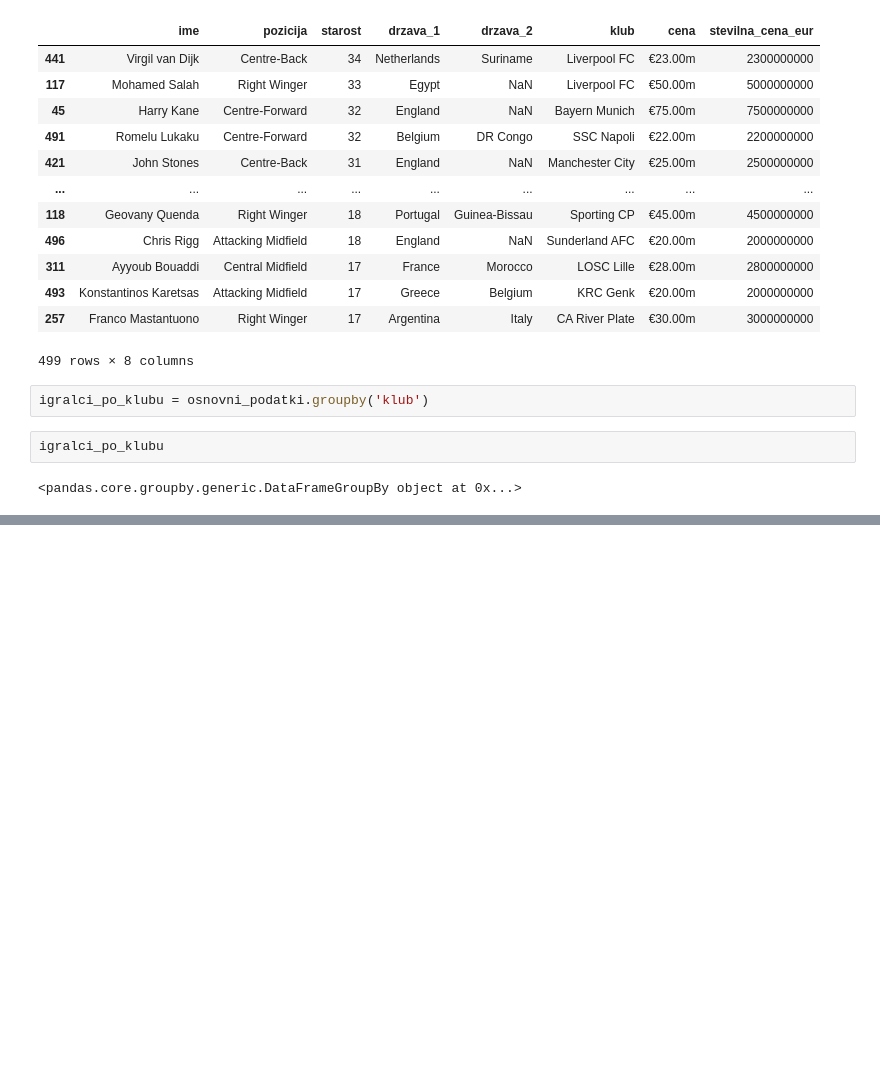
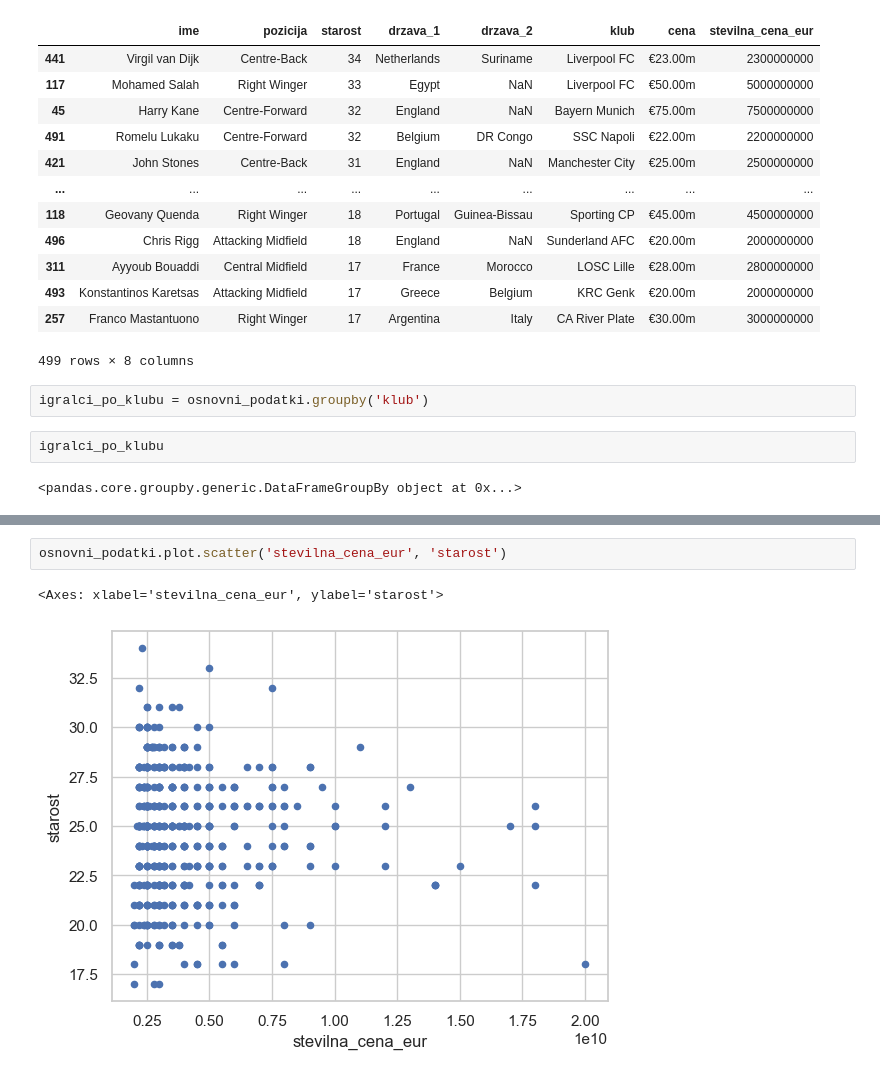
Before and after one commit to RiccardoLucerna/UVP-projektna, a Jupyter notebook: analiza_podatkov.ipynb, the cells around one changed output, grey strips where cells are left out. Saved outputs shown, nothing was run; the diff lists cells and outputs as text; blank space fills up the shorter version.

```diff
--- a/analiza_podatkov.ipynb
+++ b/analiza_podatkov.ipynb
@@ -160,0 +196,5 @@ Name: ime, Length: 84, dtype: object
+# %%
+osnovni_podatki.plot.scatter('stevilna_cena_eur', 'starost')
+# %% [output]
+<Axes: xlabel='stevilna_cena_eur', ylabel='starost'>
+[figure, added]
```
Also changed, not shown: parts of 20 cells of this notebook.
